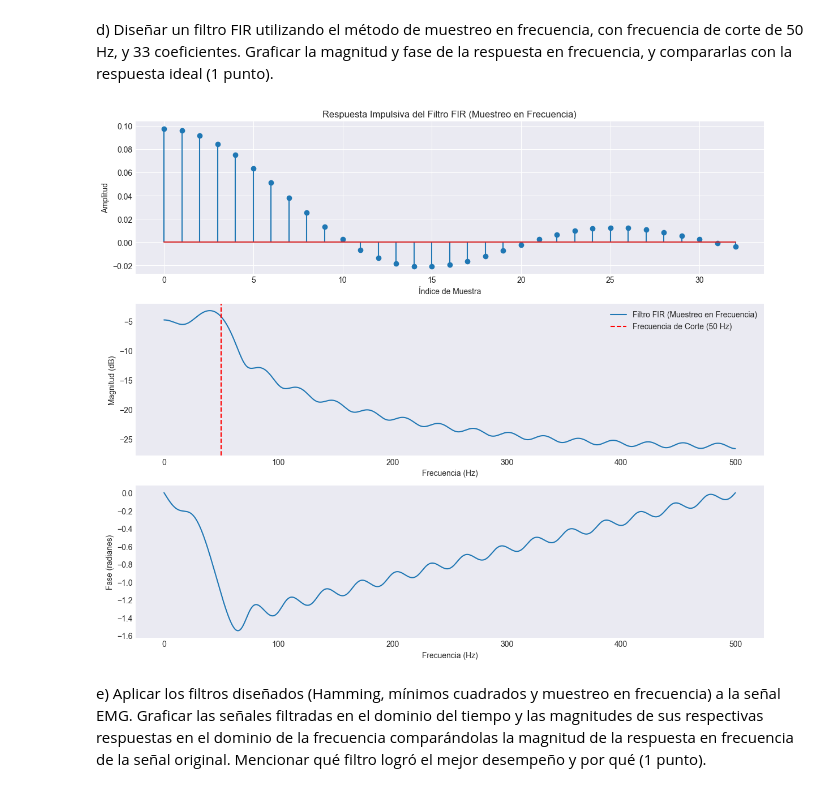
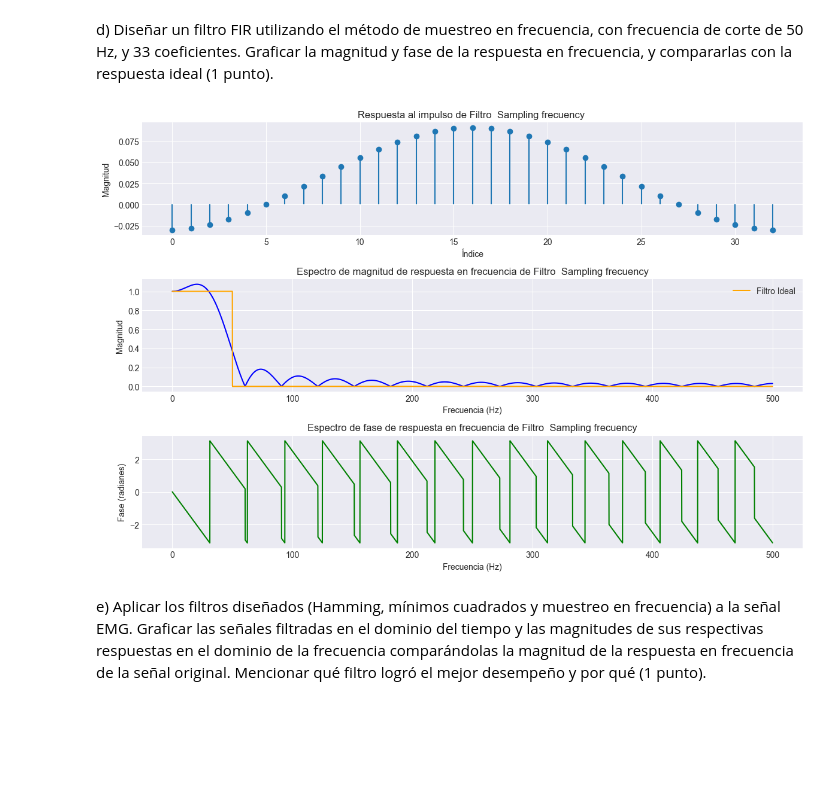
Before and after one commit to ExampleToFollow/PracticasPDS, a Jupyter notebook: Lab4/IF_LAB4_20213704.ipynb, the cells around one changed output. Cells and saved outputs as stored; diff of their text form; code cells hidden in the pictures; blank space fills up the shorter version.

```diff
--- a/Lab4/IF_LAB4_20213704.ipynb
+++ b/Lab4/IF_LAB4_20213704.ipynb
@@ -134,52 +153,37 @@ plt.show()
 d) Diseñar un filtro FIR utilizando el método de muestreo en frecuencia, con frecuencia de corte
 de 50 Hz, y 33 coeficientes. Graficar la magnitud y fase de la respuesta en frecuencia, y
 compararlas con la respuesta ideal (1 punto).
-# %%
-# Definir el número de coeficientes
-num_taps = 33
-
-# Crear una respuesta ideal en frecuencia
-H_d = np.zeros(512)
-cutoff_index = int(50 / (fs / 2) * 256)
-H_d[:cutoff_index] = 1
-H_d[-cutoff_index:] = 1
-
-# Aplicar la Transformada Inversa de Fourier para obtener los coeficientes
-b = np.fft.ifft(H_d).real[:num_taps]
-
-# Respuesta en frecuencia
-w, h = freqz(b, worN=8000, fs=fs)
-
-# Graficar
-plt.figure(figsize=(12, 10))
-
-# Respuesta impulsiva
-plt.subplot(3, 1, 1)
-plt.stem(b, use_line_collection=True)
-plt.title("Respuesta Impulsiva del Filtro FIR (Muestreo en Frecuencia)")
-plt.xlabel("Índice de Muestra")
-plt.ylabel("Amplitud")
-
-# Magnitud de la respuesta en frecuencia
-plt.subplot(3, 1, 2)
-plt.plot(w, 20 * np.log10(np.abs(h)), label="Filtro FIR (Muestreo en Frecuencia)")
-plt.axvline(fc, color='red', linestyle='--', label="Frecuencia de Corte (50 Hz)")
-plt.xlabel("Frecuencia (Hz)")
-plt.ylabel("Magnitud (dB)")
-plt.grid()
-plt.legend()
-
-# Fase de la respuesta en frecuencia
-plt.subplot(3, 1, 3)
-plt.plot(w, np.angle(h))
-plt.xlabel("Frecuencia (Hz)")
-plt.ylabel("Fase (radianes)")
-plt.grid()
-
-plt.tight_layout()
-plt.show()
-# %% [output]
-[figure, removed]
+# %%
+wc=2*np.pi*(fc/fs)
+L=33
+
+#Calcular la respuesta impulsiva
+w=2*np.pi*(np.arange(L)-((L-1)/2)) / L
+
+def HPB(w,wc):
+    H = 1*(np.abs(w)<wc)
+    return H
+
+Hw = HPB(w,wc)
+
+wid = np.linspace(-np.pi,np.pi,1001)
+Hid = HPB(wid,wc)
+
+alpha = w[int(np.fix(L/2))]
+Hw_shift = np.fft.ifftshift(Hw)
+hn = np.fft.ifft(Hw_shift)
+hn = np.fft.fftshift(hn) * np.exp(1j*alpha*(np.arange(L)-L/2))
+
+# Respuesta en frecuencia
+
+w, h = freqz(hn, worN=10000, fs=fs)
+
+
+plotear_respuesta_impulso_espectro_magnitud_fase(hn ,h ,w , "Filtro  Sampling frecuency" , 50 )
+
+respuesta_impulsiva_frecuencia_muestreada = hn
+# %% [output]
+[figure, added]
 # %% [markdown]
 e) Aplicar los filtros diseñados (Hamming, mínimos cuadrados y muestreo en frecuencia) a la señal
 EMG. Graficar las señales filtradas en el dominio del tiempo y las magnitudes de sus respectivas
```
Also changed, not shown: parts of 6 cells of this notebook.
